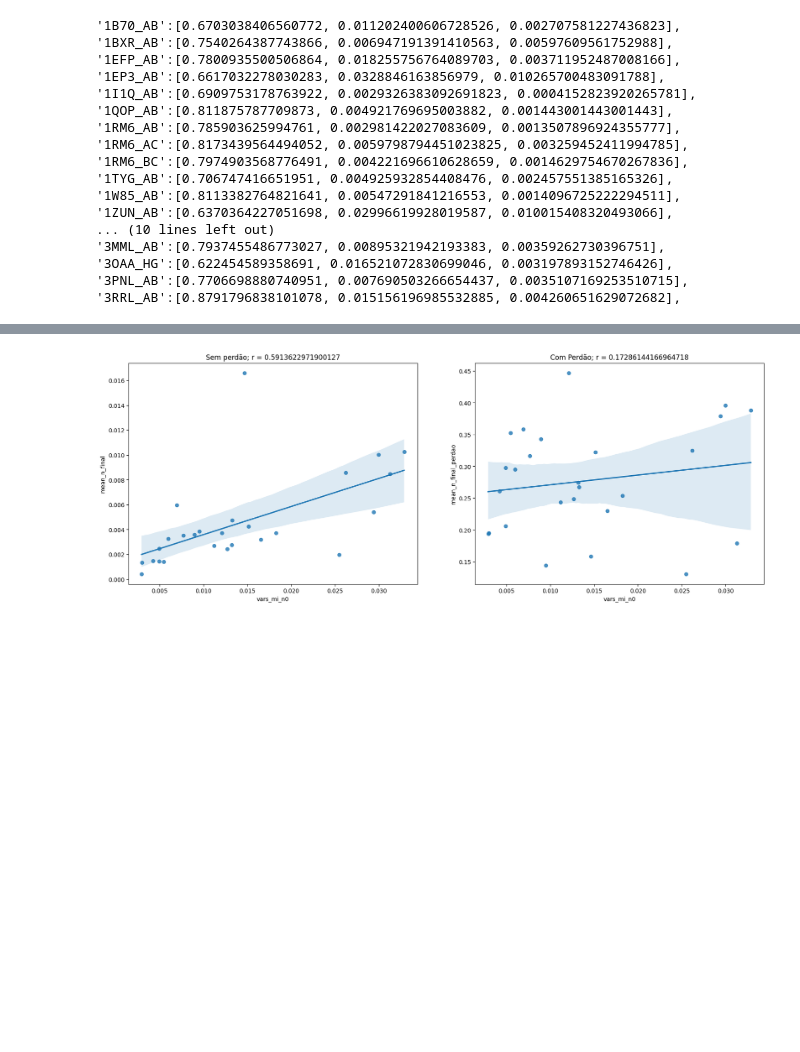
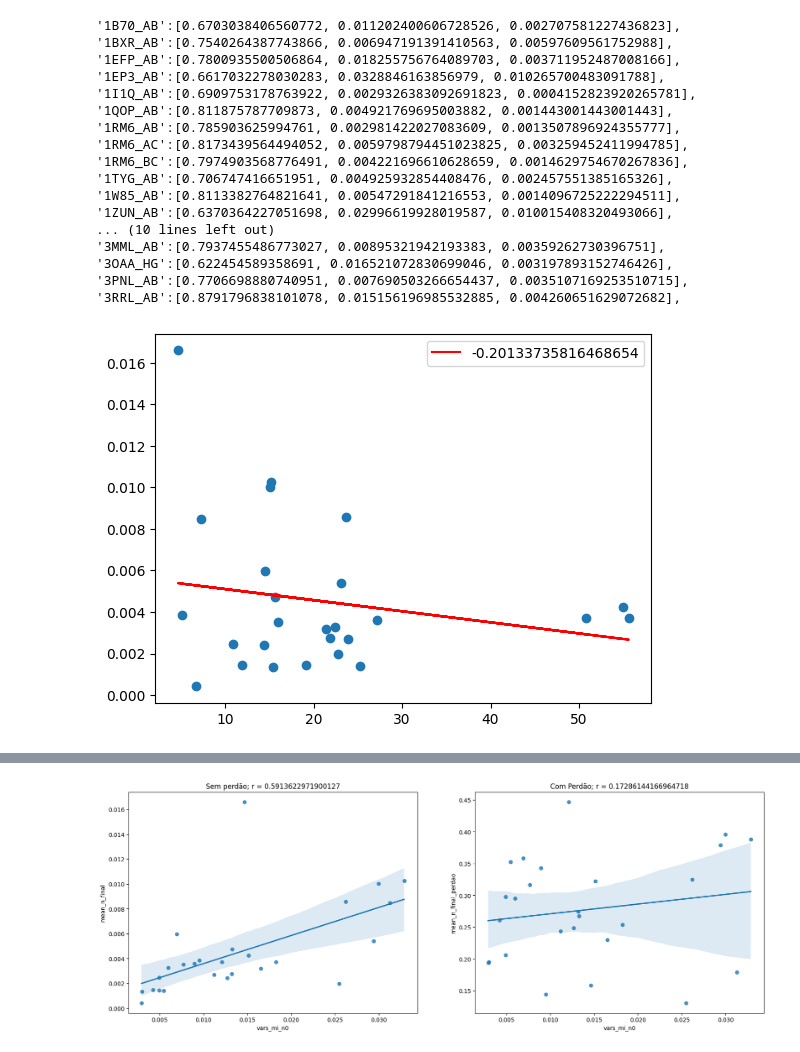
Before and after one commit to jafiorote/ga_error_sources_framework, a Jupyter notebook: notebooks/real_systems_stats.ipynb, the cells around one changed output, grey strips where cells are left out. Cells and saved outputs as stored; diff of their text form; code cells hidden in the pictures; blank space fills up the shorter version.

```diff
--- a/notebooks/real_systems_stats.ipynb
+++ b/notebooks/real_systems_stats.ipynb
@@ -113,6 +113,23 @@ df_partial["alpha"] = df_partial.apply(lambda x: get_alpha(x.mi_nat, x.means_mi_
 '3OAA_HG':[0.622454589358691, 0.016521072830699046, 0.003197893152746426],
 '3PNL_AB':[0.7706698880740951, 0.007690503266654437, 0.0035107169253510715],
 '3RRL_AB':[0.8791796838101078, 0.015156196985532885, 0.004260651629072682],
+# %%
+gap_norm = df.apply(lambda x: x.gap/x.M,axis=1)
+
+idx = df.mean_n_final.idxmax()
+
+gap_norm_reduced = df.gap#(idx)
+tp = df.mean_n_final#.drop(idx)
+
+m, b = np.polyfit(gap_norm_reduced, tp, 1)
+corr = gap_norm_reduced.corr(tp)
+
+plt.scatter(gap_norm_reduced, tp)
+plt.plot(gap_norm_reduced, m * gap_norm_reduced + b, color="red", label=f"{corr}")
+plt.legend()
+plt.show()
+# %% [output]
+[figure, added]
 # %%
 co = df_partial.corr('pearson')
 z = np.round(co.to_numpy(), decimals=4)
```
Also changed, not shown: 11 other files.
